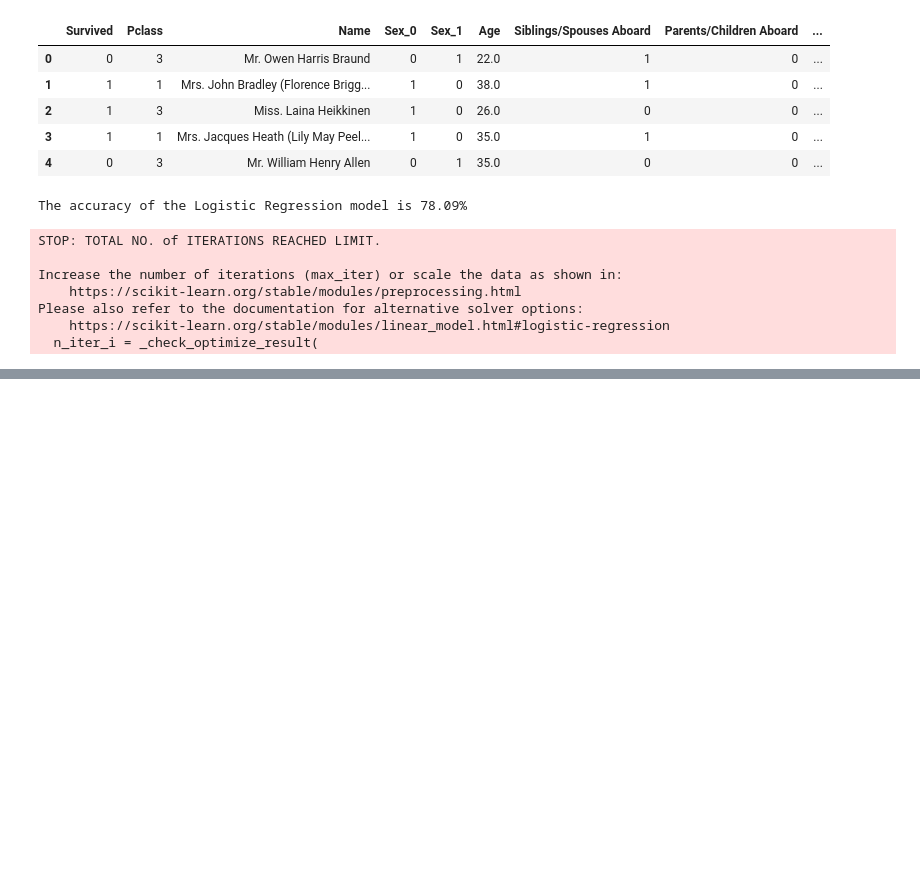
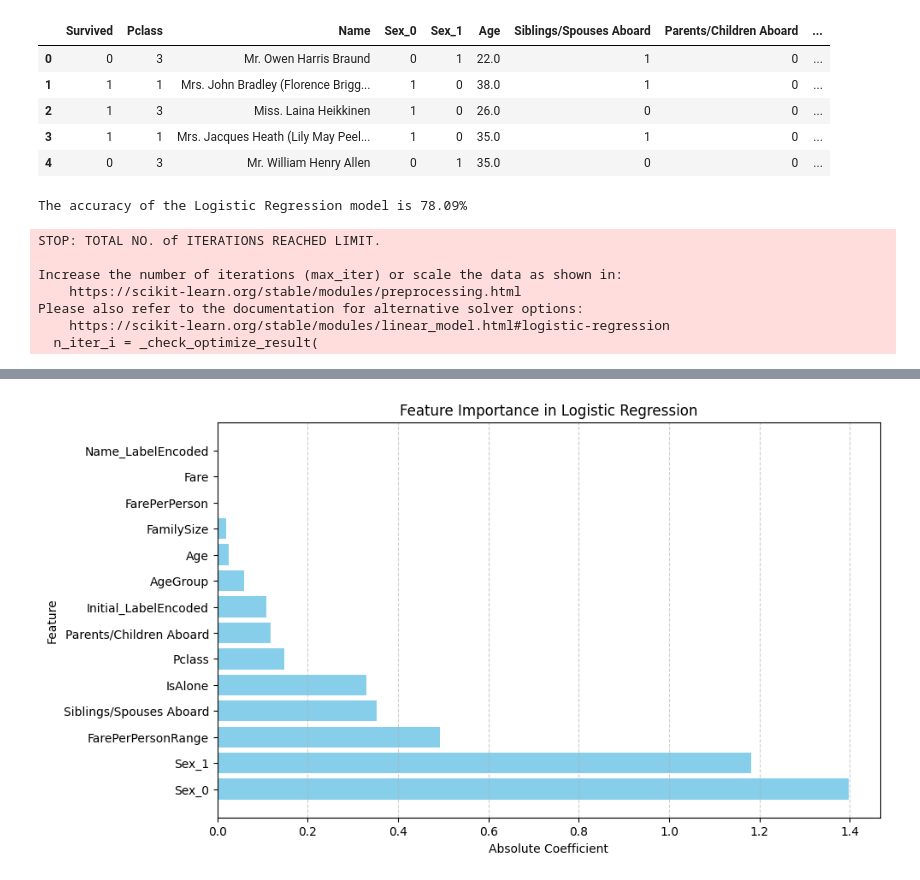
Before and after one commit to astronaut505/IcebergDodgers, a Jupyter notebook: titanic(2).ipynb, the cells around one changed output, grey strips where cells are left out. Saved outputs shown, nothing was run; the diff lists cells and outputs as text; code cells hidden in the pictures; blank space fills up the shorter version.

Commit message:
feature importance, better encoding, code optimized@

```diff
--- a/titanic(2).ipynb
+++ b/titanic(2).ipynb
@@ -398,0 +431,20 @@ Please also refer to the documentation for alternative solver options:
+# %%
+# Fit the Logistic Regression model to the entire dataset
+model = LogisticRegression()
+model.fit(data_encoded.iloc[:, 1:], data_encoded.iloc[:, 0])
+
+# Get the feature coefficients
+feature_importance = model.coef_[0]
+
+# Match feature coefficients with feature names
+feature_names = data_encoded.columns[1:]
+
+# Create a DataFrame to display feature names and their corresponding coefficients
+feature_importance_df = pd.DataFrame({'Feature': feature_names, 'Coefficient': feature_importance})
+
+# Sort the DataFrame by coefficient magnitude (absolute value) to identify the most important features
+feature_importance_df['Absolute_Coefficient'] = abs(feature_importance_df['Coefficient'])
+feature_importance_df = feature_importance_df.sort_values(by='Absolute_Coefficient', ascending=False)
+
+# Print the sorted feature importance
+print(feature_importance_df)
@@ -398,0 +474,11 @@ Please also refer to the documentation for alternative solver options:
+# %%
+
+plt.figure(figsize=(10, 6))
+plt.barh(feature_importance_df['Feature'], feature_importance_df['Absolute_Coefficient'], color='skyblue')
+plt.xlabel('Absolute Coefficient')
+plt.ylabel('Feature')
+plt.title('Feature Importance in Logistic Regression')
+plt.grid(axis='x', linestyle='--', alpha=0.6)
+plt.show()
+# %% [output]
+[figure, added]
```
Also changed, not shown: parts of 2 cells of this notebook.
